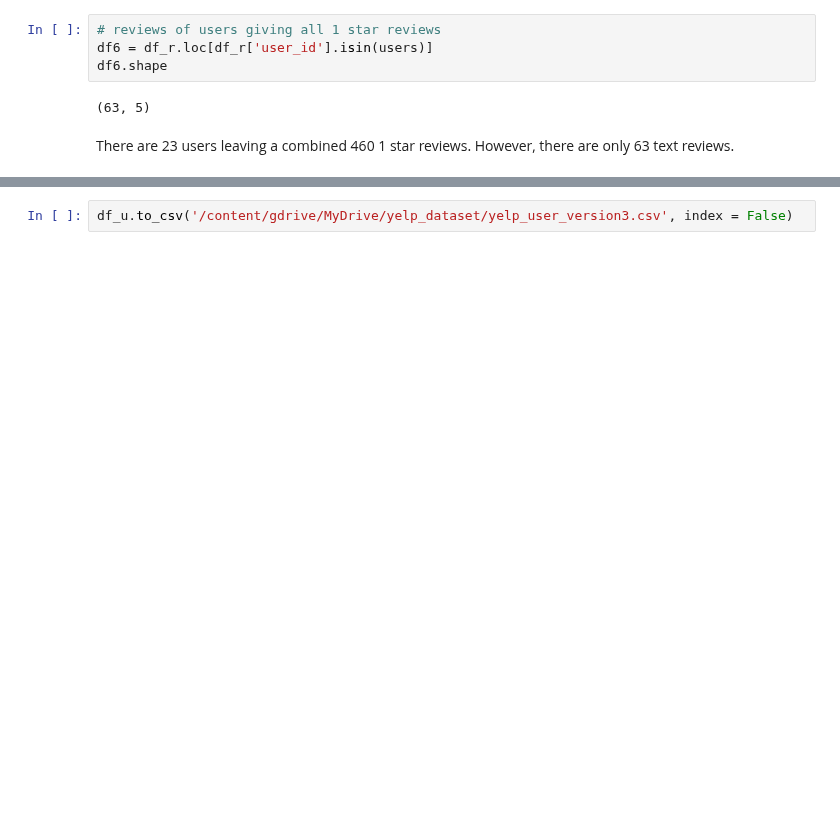
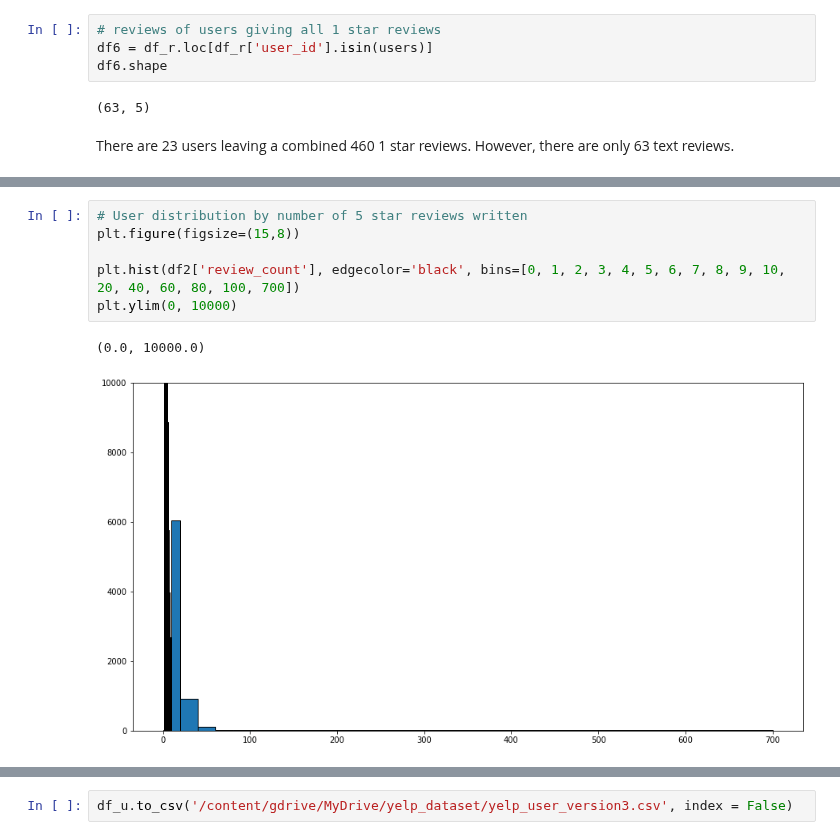
Before and after one commit to EAName/yelp-reviews, a Jupyter notebook: Create_User_and_Review_CSV_Version_3.ipynb, the cells around one changed output, grey strips where cells are left out. Drawn from its saved outputs; the diff is of its cells as text; blank space fills up the shorter version.

```diff
--- a/Create_User_and_Review_CSV_Version_3.ipynb
+++ b/Create_User_and_Review_CSV_Version_3.ipynb
@@ -179,0 +177,9 @@ df6
+# %%
+# User distribution by number of 5 star reviews written
+plt.figure(figsize=(15,8))
+
+plt.hist(df2['review_count'], edgecolor='black', bins=[0, 1, 2, 3, 4, 5, 6, 7, 8, 9, 10, 20, 40, 60, 80, 100, 700])
+plt.ylim(0, 10000)
+# %% [output]
+(0.0, 10000.0)
+[figure, added]
```
Also changed, not shown: parts of 36 cells of this notebook.
